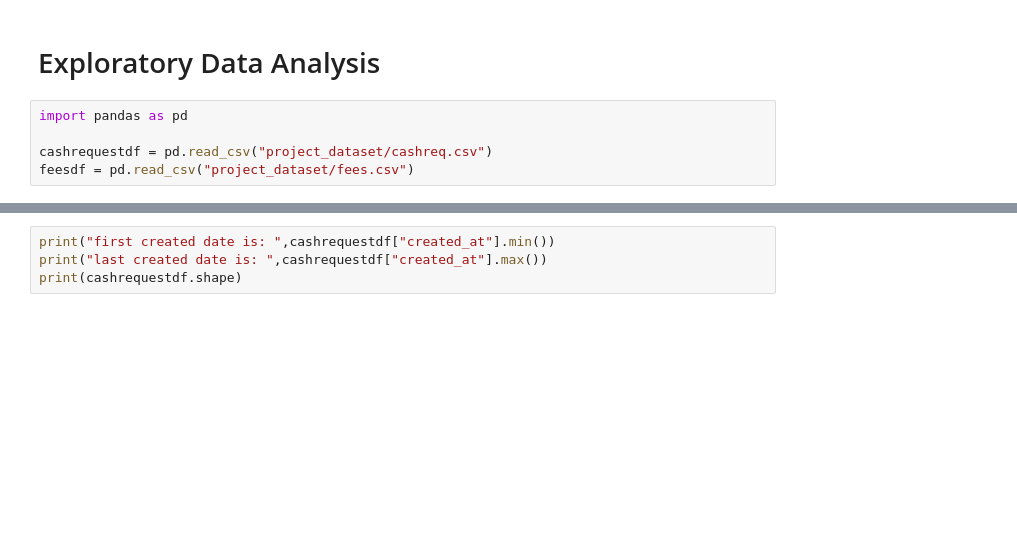
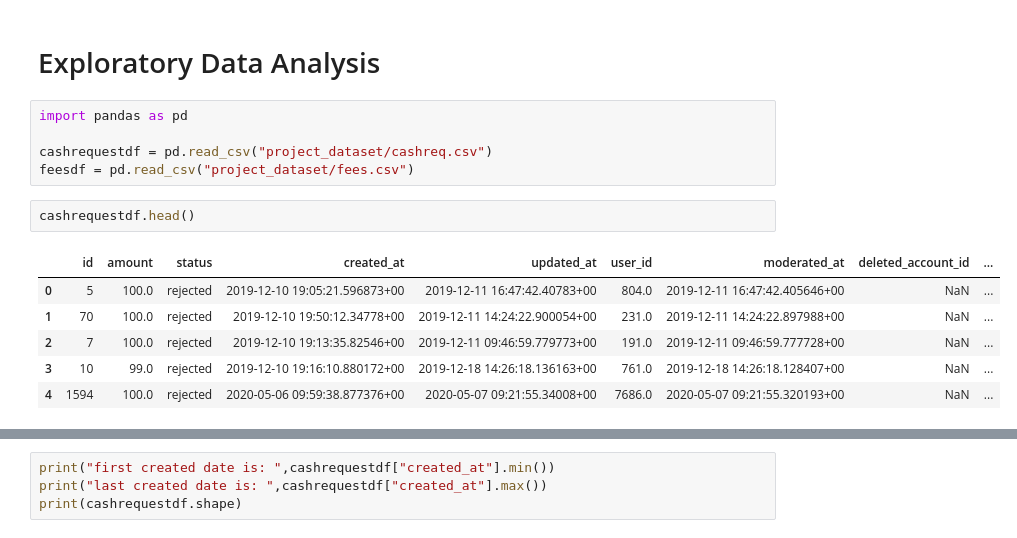
Before and after one commit to jorgeberrizbeitia/project-ironhack-payments-en, a Jupyter notebook: 1.exploratory-data-analytics.ipynb, the cells around one changed output, grey strips where cells are left out. Drawn from its saved outputs; the diff is of its cells as text; blank space fills up the shorter version.

```diff
--- a/1.exploratory-data-analytics.ipynb
+++ b/1.exploratory-data-analytics.ipynb
@@ -5,3 +5,12 @@ import pandas as pd
 
 cashrequestdf = pd.read_csv("project_dataset/cashreq.csv")
 feesdf = pd.read_csv("project_dataset/fees.csv")
+# %%
+cashrequestdf.head()
+# %% [output]
+|  | id | amount | status | created_at | updated_at | user_id | moderated_at | deleted_account_id | ... |
+| 0 | 5 | 100.0 | rejected | 2019-12-10 19:05:21.596873+00 | 2019-12-11 16:47:42.40783+00 | 804.0 | 2019-12-11 16:47:42.405646+00 | NaN | ... |
+| 1 | 70 | 100.0 | rejected | 2019-12-10 19:50:12.34778+00 | 2019-12-11 14:24:22.900054+00 | 231.0 | 2019-12-11 14:24:22.897988+00 | NaN | ... |
+| 2 | 7 | 100.0 | rejected | 2019-12-10 19:13:35.82546+00 | 2019-12-11 09:46:59.779773+00 | 191.0 | 2019-12-11 09:46:59.777728+00 | NaN | ... |
+| 3 | 10 | 99.0 | rejected | 2019-12-10 19:16:10.880172+00 | 2019-12-18 14:26:18.136163+00 | 761.0 | 2019-12-18 14:26:18.128407+00 | NaN | ... |
+| 4 | 1594 | 100.0 | rejected | 2020-05-06 09:59:38.877376+00 | 2020-05-07 09:21:55.34008+00 | 7686.0 | 2020-05-07 09:21:55.320193+00 | NaN | ... |
```
Also changed, not shown: parts of 1 cell of this notebook, 4 other files.
